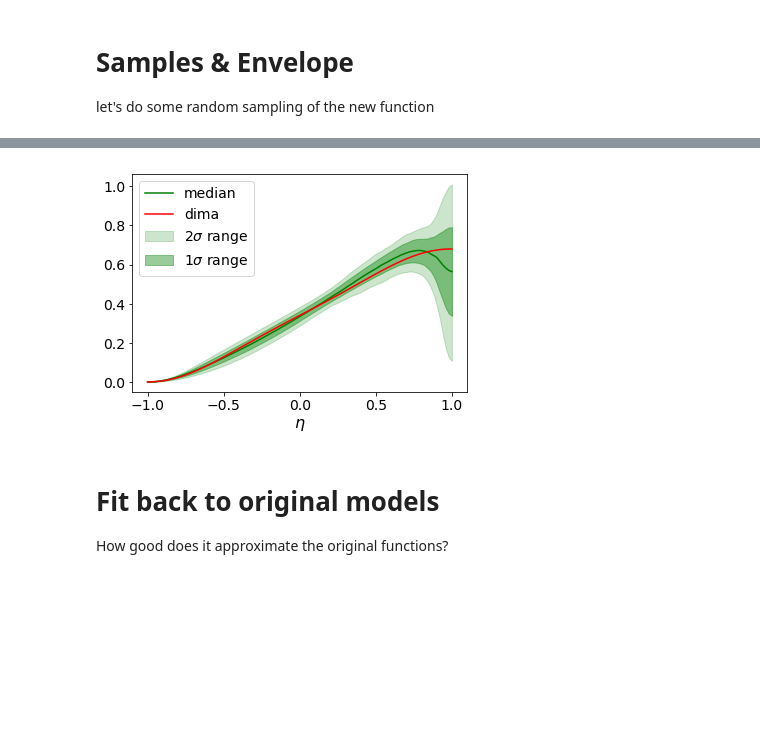
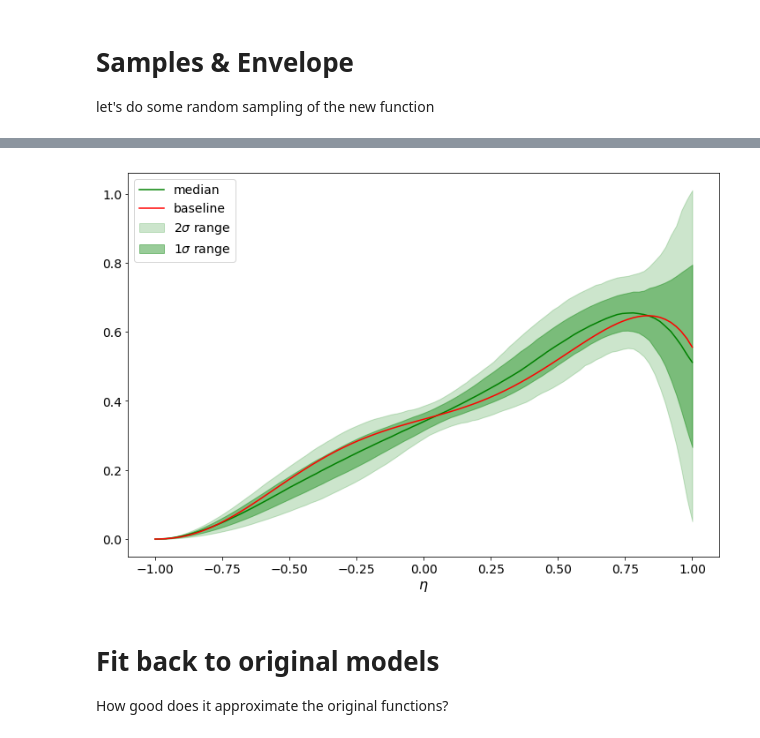
Before and after one commit to icecube/angular_acceptance, a Jupyter notebook: Angular_acceptance.ipynb, the cells around one changed output, grey strips where cells are left out. Drawn from its saved outputs; the diff is of its cells as text; code cells hidden in the pictures; blank space fills up the shorter version.

Commit message:
refined model and adding syst sets

```diff
--- a/Angular_acceptance.ipynb
+++ b/Angular_acceptance.ipynb
@@ -28,7 +31,7 @@ def msu(coseta, p1=0.3, p2=0):
     MSU parameterization
     https://wiki.icecube.wisc.edu/index.php/MSU_Forward_Hole_Ice
     '''
-    f = lambda x : (1 + 1.5 * x - x**3/2.) + p1 * x * (x**2 -1)**3 +p2 * np.exp(10*(x-1.2))
+    f = lambda x : 0.34 * (1 + 1.5 * x - x**3/2.) + p1 * x * (x**2 -1)**3 +p2 * np.exp(10*(x-1.2))
     norm = quad(f, -1, 1)
     return f(coseta) * 0.68 / norm[0]
 # %% [markdown]
@@ -83,9 +86,14 @@ models['dima-'] = msu(xnew, p1=(0.2), p2=0)
 /cvmfs/icecube.opensciencegrid.org/py2-v3.0.1/metaprojects/simulation/V06-01-01/ice-models/resources/models/angsens/as.flasher_p1_0.30_p2_-5
 /cvmfs/icecube.opensciencegrid.org/py2-v3.0.1/metaprojects/simulation/V06-01-01/ice-models/resources/models/angsens/as.flasher_p1_0.30_p2_0
 # %%
+# only select the ones we are interested in
+
+
 #models = {k: models[k] for k in ['h1-100cm', 'h2-50cm', 'h3-30cm', 'nominal', '30_p2_0', '25_p2_0', '35_p2_0', 'dragon', 'greco', 'baseline', '30_p2_+1']}
-models = {k: models[k] for k in ['h1-100cm', 'h2-50cm', 'h3-30cm', 'nominal', 'dima', 'dima+', 'dima-', 'dragon', 'greco', 'baseline', 'msu2', 'martin_0.6_14', 'martin_0.8_40', 'martin_1.8_125']}
+models = {k: models[k] for k in ['nominal', 'h1-100cm', 'h2-50cm', 'h3-30cm', 'dima', 'dima+', 'dima-', 'dragon', 'greco', 'baseline', 'msu2', 'martin_0.6_14', 'martin_0.8_40', 'martin_1.8_125']}
 #models = {k: models[k] for k in ['nominal', 'dima', 'dima+', 'dima-', 'dragon', 'greco', 'baseline', 'msu2', 'martin_0.6_14', 'martin_0.8_40', 'martin_1.8_125']}
+
+#allmodels['old_bestfit'] = old_bestfit
 # %%
 colors = cm.jet(np.linspace(0,1,len(models)))
 
@@ -101,9 +109,16 @@ plt.savefig('all.png')
 # %% [markdown]
 # Approximate those by splines
 # %%
-#support_x = np.array([-1., -0.6, -0.25,  0.1, 0.25, 0.4,  0.6, 0.75, 0.9, 1.])
-support_x = np.array([-1., -0.6,  0.2, 0.6, 0.75, 0.9, 1.])
+#support_x = np.array([-1., -0.5, -0.2, 0.2, 0.5, 0.75, 0.97, 1.])
+support_x = np.array([-1., -0.5, -0.2, 0.35, 0.65, 0.95, 1.05])
+
+
+# new
+#support_x = np.array([-1., -0.6,  0.2, 0.6, 0.75, 0.9, 1.])
+
+
 #support_x = np.array([-1.  , -0.6 , -0.25,  0.1 ,  0.5 ,  0.9 ,  1.  ])
+
 initial_y = np.ones_like(support_x) * 0.5
 
 # this sets the derivative=0 boundary conditions
@@ -238,13 +253,13 @@ p50 = np.percentile(all_curves, 50, axis=0)
 # %%
 plt.fill_between(xnew, p25, p975, alpha=0.2, color='green', label=r'2$\sigma$ range')
 plt.fill_between(xnew, p16, p84, alpha=0.4, color='green', label=r'1$\sigma$ range')
 plt.plot(xnew, p50, color='g', label='median')
-plt.plot(xnew, models['dima'], c='r', label='dima')
+plt.plot(xnew, models['baseline'], c='r', label='baseline')
 plt.gca().set_xlabel(r'$\eta$')
 plt.legend(loc='upper left')
 plt.savefig('envelope.png')
 # %% [output]
-[figure, old version]
+[figure, new version]
 # %% [markdown]
 # Fit back to original models
 How good does it approximate the original functions?
```
Also changed, not shown: parts of 41 cells of this notebook, 51 other files.
